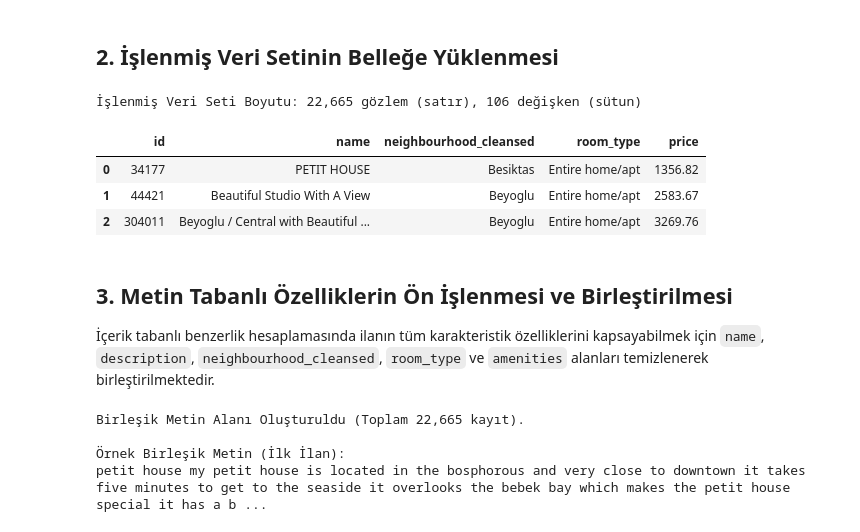
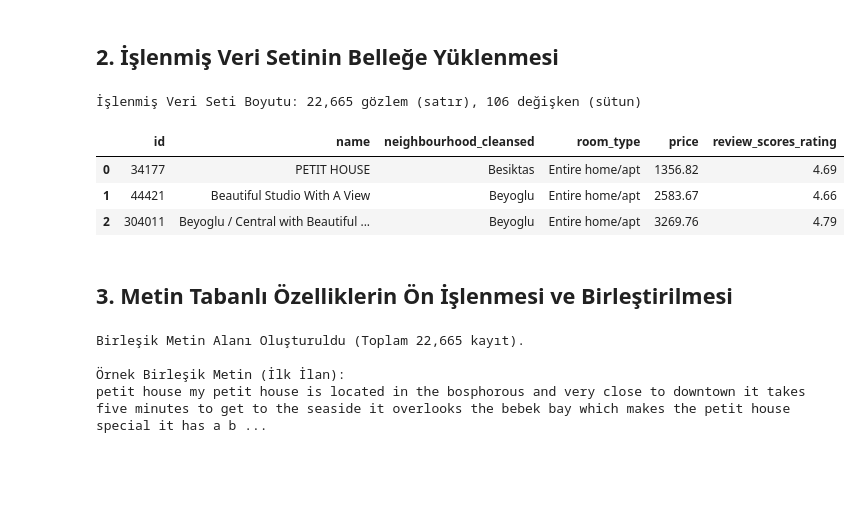
Before and after one commit to eminenazduran/SmartStay-AI, a Jupyter notebook: data_science/notebooks/02_recommender_system.ipynb, the cells around one changed output. Saved outputs shown, nothing was run; the diff lists cells and outputs as text; code cells hidden in the pictures; blank space fills up the shorter version.

```diff
--- a/data_science/notebooks/02_recommender_system.ipynb
+++ b/data_science/notebooks/02_recommender_system.ipynb
@@ -50,19 +49,17 @@ plt.rcParams['figure.dpi'] = 100
 # %%
 data_path = os.path.join('..', 'data', 'processed', 'cleaned_listings.csv')
 df = pd.read_csv(data_path)
 
 print(f"İşlenmiş Veri Seti Boyutu: {df.shape[0]:,} gözlem (satır), {df.shape[1]} değişken (sütun)")
-df[['id', 'name', 'neighbourhood_cleansed', 'room_type', 'price']].head(3)
+df[['id', 'name', 'neighbourhood_cleansed', 'room_type', 'price', 'review_scores_rating']].head(3)
 # %% [output]
 İşlenmiş Veri Seti Boyutu: 22,665 gözlem (satır), 106 değişken (sütun)
-|  | id | name | neighbourhood_cleansed | room_type | price |
-| 0 | 34177 | PETIT HOUSE | Besiktas | Entire home/apt | 1356.82 |
-| 1 | 44421 | Beautiful Studio With A View | Beyoglu | Entire home/apt | 2583.67 |
-| 2 | 304011 | Beyoglu / Central with Beautiful ... | Beyoglu | Entire home/apt | 3269.76 |
+|  | id | name | neighbourhood_cleansed | room_type | price | review_scores_rating |
+| 0 | 34177 | PETIT HOUSE | Besiktas | Entire home/apt | 1356.82 | 4.69 |
+| 1 | 44421 | Beautiful Studio With A View | Beyoglu | Entire home/apt | 2583.67 | 4.66 |
+| 2 | 304011 | Beyoglu / Central with Beautiful ... | Beyoglu | Entire home/apt | 3269.76 | 4.79 |
 # %% [markdown]
 ## 3. Metin Tabanlı Özelliklerin Ön İşlenmesi ve Birleştirilmesi
-
-İçerik tabanlı benzerlik hesaplamasında ilanın tüm karakteristik özelliklerini kapsayabilmek için `name`, `description`, `neighbourhood_cleansed`, `room_type` ve `amenities` alanları temizlenerek birleştirilmektedir.
 # %%
 def clean_text_corpus(text):
     if pd.isna(text) or not isinstance(text, str):
```
Also changed, not shown: parts of 24 cells of this notebook.
